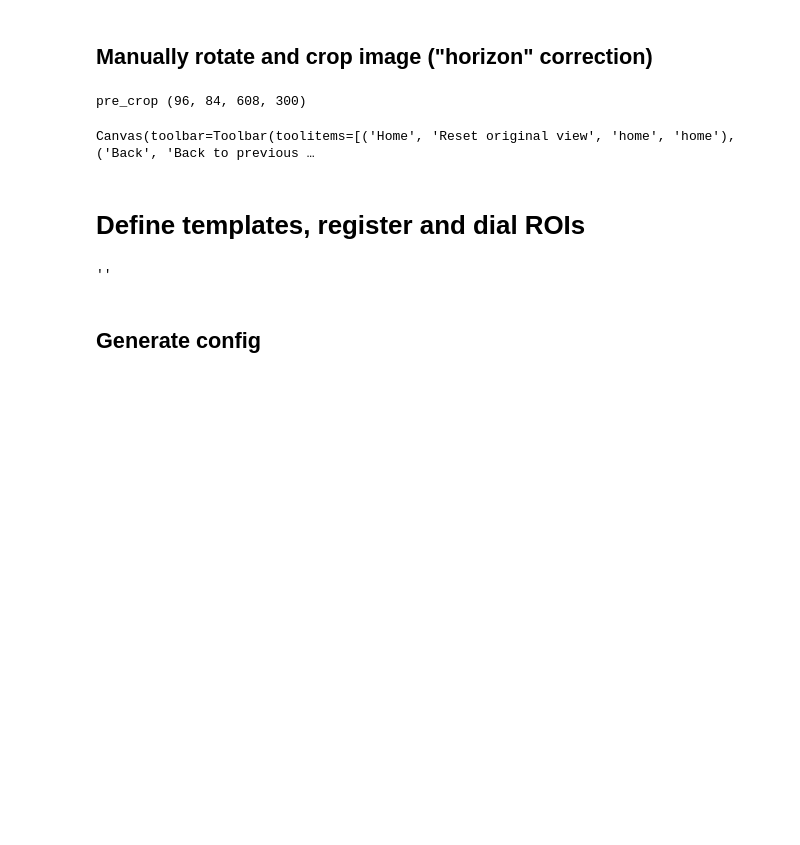
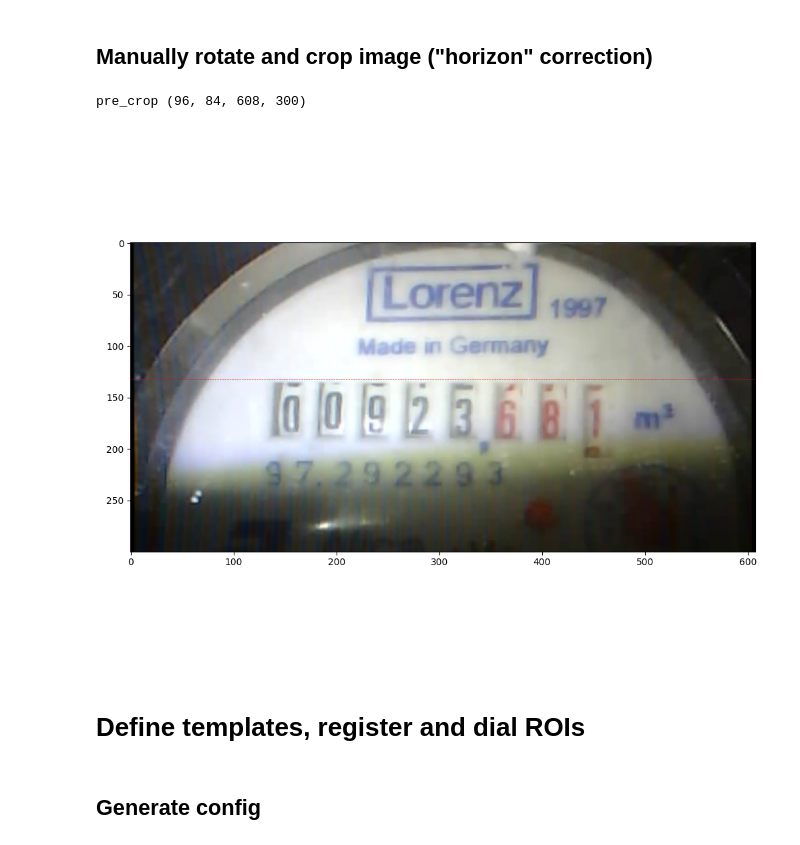
Before and after one commit to ardiloot/automatic-meter-reader, a Jupyter notebook: add_meter_model.ipynb, the cells around one changed output. Cells and saved outputs as stored; diff of their text form; code cells hidden in the pictures; blank space fills up the shorter version.

Commit message:
updated meter model

```diff
--- a/add_meter_model.ipynb
+++ b/add_meter_model.ipynb
@@ -16,7 +16,7 @@ meter_model_path = os.path.join("automatic_meter_reader", "meter_models", meter_
 if not os.path.isdir(meter_model_path):
     os.mkdir(meter_model_path)
 
-img_file = r"raw_images\water_meter\photo.jpg"
+img_file = r"tests\test_image2.jpg"
 horizont_y = 132
 pre_rotation_angle_deg = 90.2
 pre_crop_percent = (0.12, 0.14, 0.76, 0.5)
@@ -27,34 +27,34 @@ pre_crop_percent = (0.12, 0.14, 0.76, 0.5)
 
 def rotate_image(image, angle):
     image_center = tuple((np.array(image.shape[1::-1]) - 1.0) / 2)
     rot_mat = cv2.getRotationMatrix2D(image_center, angle, 1.0)
     result = cv2.warpAffine(image, rot_mat, image.shape[1::-1], flags=cv2.INTER_LINEAR)
     return result
 
 with open(os.path.join("automatic_meter_reader", "cameras", "%s.json" % (camera_model)), "r") as f:
     camcalib = json.load(f)
 camera_matrix = np.resize(np.array(camcalib["camera_matrix"]), (3, 3))
 distortion_coefs = np.resize(np.array(camcalib["distortion_coefs"]), (1, len(camcalib["distortion_coefs"])))
 new_camera_matrix = np.resize(np.array(camcalib["new_camera_matrix"]), (3, 3))
 
 img = cv2.imread(img_file)
 img = cv2.undistort(img, camera_matrix, distortion_coefs, None, new_camera_matrix)
 img = rotate_image(img, pre_rotation_angle_deg)
 
 px0, py0, pdx, pdy = pre_crop_percent
 pre_crop = int(px0 * img.shape[1]), int(py0 * img.shape[0]), int(pdx * img.shape[1]), int(pdy * img.shape[0])
 print("pre_crop", pre_crop)
 x0, y0, dx, dy = pre_crop
 img = img[y0:y0 + dy, x0:x0 + dx]
 
 plt.figure(figsize=(10, 8))
 plt.imshow(cv2.cvtColor(img, cv2.COLOR_BGR2RGB))
 #plt.gca().add_patch(patches.Rectangle((x0 - 0.5, y0 - 0.5), dx, dy, linewidth=1.0, ls="-", edgecolor='r', alpha=0.5, facecolor='none'))
 plt.axhline(horizont_y, lw=0.5, ls="--", c="r")
 plt.tight_layout();
 # %% [output]
 pre_crop (96, 84, 608, 300)
-Canvas(toolbar=Toolbar(toolitems=[('Home', 'Reset original view', 'home', 'home'), ('Back', 'Back to previous …
+[figure, added]
 # %% [markdown]
 # Define templates, register and dial ROIs
 # %%
@@ -111,21 +111,16 @@ digits_num_integers = 5
 
 # lorenz 1997
 template_rois = [
-    (227, 10, 170, 65), # Lorenz
-    (483, 148, 50, 30), # m3
+    (227, 15, 170, 65), # Lorenz
+    (483, 148, 50, 40), # m3
     (126, 203, 55, 40), #  97
 ]
 
 # Digits
-register_roi = (138, 132, 330, 55)
+register_roi = (138, 135, 330, 55)
 num_digits = 8
 digit_width = 30
 digits_num_integers = 5
-
-
-;
-# %% [output]
-''
 # %% [markdown]
 ## Generate config
 # %%
```
Also changed, not shown: parts of 2 cells of this notebook, 6 other files.
